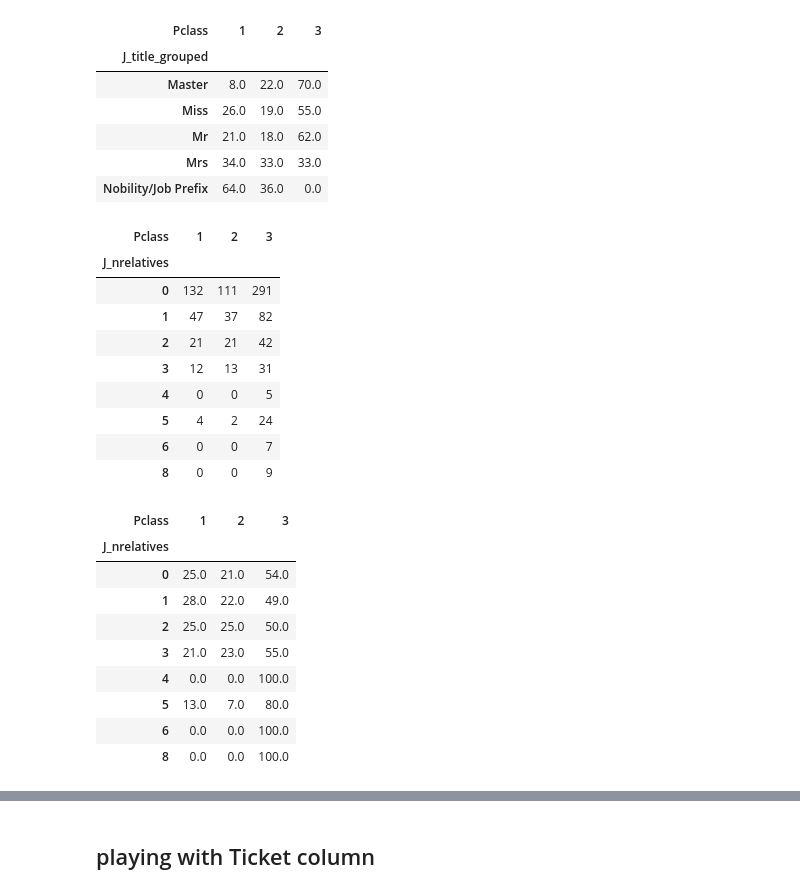
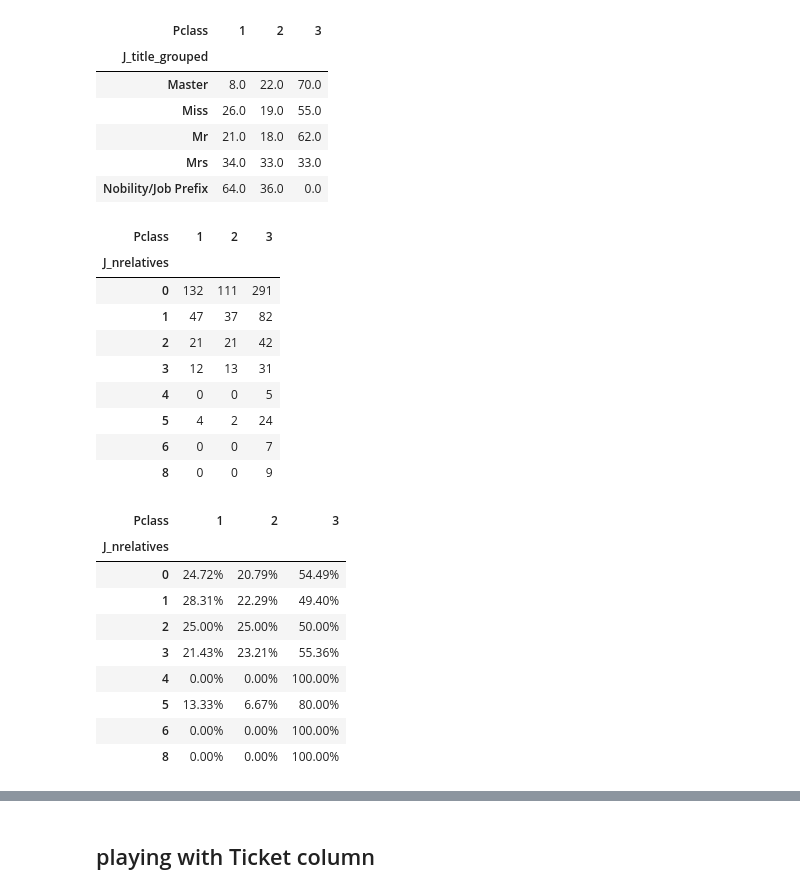
Before and after one commit to jackg1787/titanic_ml, a Jupyter notebook: notebooks/1_explore_data.ipynb, the cells around one changed output, grey strips where cells are left out. Drawn from its saved outputs; the diff is of its cells as text; code cells hidden in the pictures.

```diff
--- a/notebooks/1_explore_data.ipynb
+++ b/notebooks/1_explore_data.ipynb
@@ -291,28 +298,34 @@ data_test['J_nrelatives'] = name_df['J_nrelatives']
 | Mr | 21.0 | 18.0 | 62.0 |
 | Mrs | 34.0 | 33.0 | 33.0 |
 | Nobility/Job Prefix | 64.0 | 36.0 | 0.0 |
+# %%
+# are larger groups found in worse classes?
+display(pd.crosstab(data['J_nrelatives'], data['Pclass']))
+# %% [output]
+| Pclass | 1 | 2 | 3 |
+| J_nrelatives |  |  |  |
+| 0 | 132 | 111 | 291 |
+| 1 | 47 | 37 | 82 |
+| 2 | 21 | 21 | 42 |
+| 3 | 12 | 13 | 31 |
+| 4 | 0 | 0 | 5 |
+| 5 | 4 | 2 | 24 |
+| 6 | 0 | 0 | 7 |
+| 8 | 0 | 0 | 9 |
 # %%
-# are larger groups found in worse classes?
-display(pd.crosstab(data['J_nrelatives'], data['Pclass']))
-100*pd.crosstab(data['J_nrelatives'], data['Pclass']).div(pd.crosstab(data['J_nrelatives'], data['Pclass']).sum(axis=1), axis=0).round(2)
+# this is just showing most people are 3rd class...
+(100*pd.crosstab(data['J_nrelatives'],
+                 data['Pclass']).div(pd.crosstab(data['J_nrelatives'],
+                                                 data['Pclass']).sum(axis=1),
+                                     axis=0)).style.background_gradient(axis=1).format("{:.2f}%")
 # %% [output]
 | Pclass | 1 | 2 | 3 |
 | J_nrelatives |  |  |  |
-| 0 | 132 | 111 | 291 |
-| 1 | 47 | 37 | 82 |
-| 2 | 21 | 21 | 42 |
-| 3 | 12 | 13 | 31 |
-| 4 | 0 | 0 | 5 |
-| 5 | 4 | 2 | 24 |
-| 6 | 0 | 0 | 7 |
-| 8 | 0 | 0 | 9 |
+| 0 | 24.72% | 20.79% | 54.49% |
+| 1 | 28.31% | 22.29% | 49.40% |
+| 2 | 25.00% | 25.00% | 50.00% |
+| 3 | 21.43% | 23.21% | 55.36% |
+| 4 | 0.00% | 0.00% | 100.00% |
+| 5 | 13.33% | 6.67% | 80.00% |
+| 6 | 0.00% | 0.00% | 100.00% |
+| 8 | 0.00% | 0.00% | 100.00% |
-| Pclass | 1 | 2 | 3 |
-| J_nrelatives |  |  |  |
-| 0 | 25.0 | 21.0 | 54.0 |
-| 1 | 28.0 | 22.0 | 49.0 |
-| 2 | 25.0 | 25.0 | 50.0 |
-| 3 | 21.0 | 23.0 | 55.0 |
-| 4 | 0.0 | 0.0 | 100.0 |
-| 5 | 13.0 | 7.0 | 80.0 |
-| 6 | 0.0 | 0.0 | 100.0 |
-| 8 | 0.0 | 0.0 | 100.0 |
```
Also changed, not shown: parts of 2 cells of this notebook, 4 other files.
